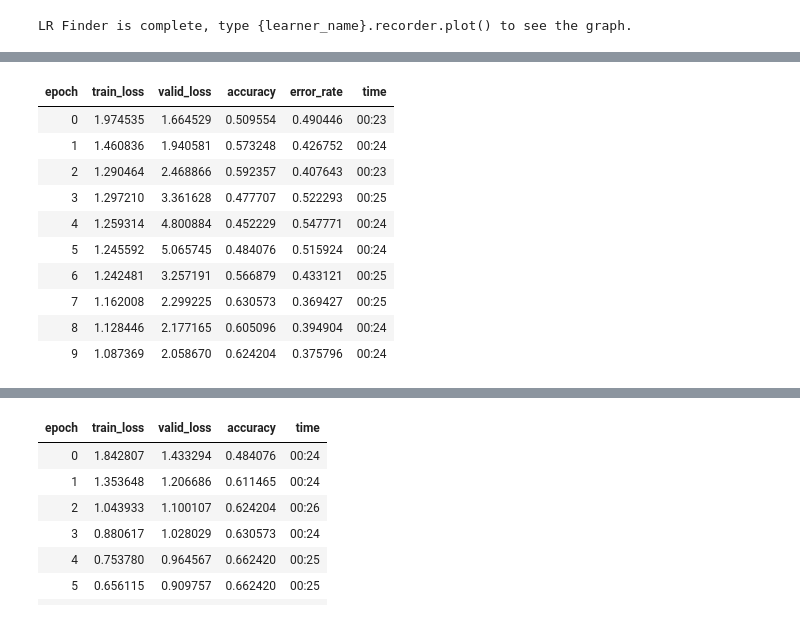
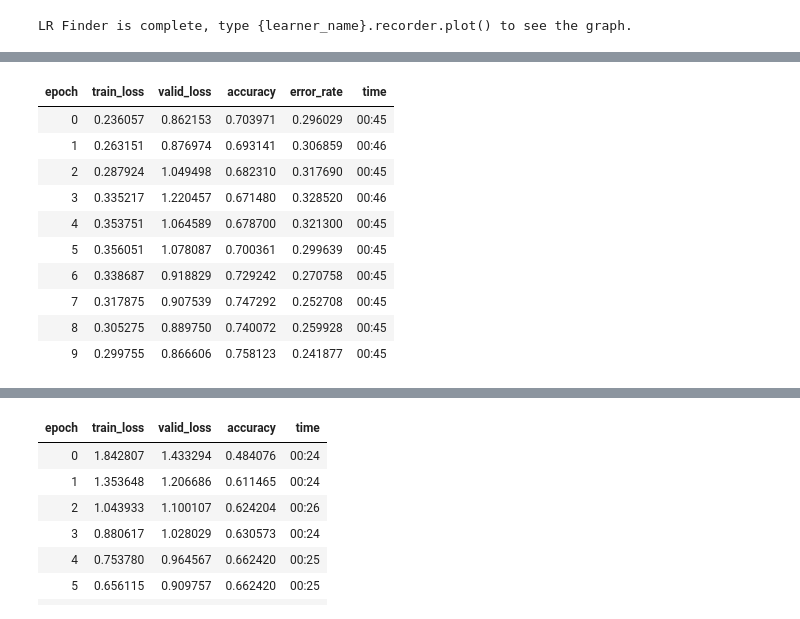
Before and after one commit to beatboxerish/fastai_projects, a Jupyter notebook: Chaat.ipynb, the cells around one changed output, grey strips where cells are left out. Cells and saved outputs as stored; diff of their text form; code cells hidden in the pictures.

```diff
--- a/Chaat.ipynb
+++ b/Chaat.ipynb
@@ -149,16 +187,14 @@ learn.recorder.plot()
-# %%
-learn = cnn_learner(data, models.resnet34, metrics = [accuracy, error_rate])
 # %%
-learn.fit_one_cycle(10, max_lr = slice(2e-03,8e-02))
+learn.fit_one_cycle(10, max_lr = slice(1e-04,1e-02))
 # %% [output]
 | epoch | train_loss | valid_loss | accuracy | error_rate | time |
-| 0 | 1.974535 | 1.664529 | 0.509554 | 0.490446 | 00:23 |
-| 1 | 1.460836 | 1.940581 | 0.573248 | 0.426752 | 00:24 |
-| 2 | 1.290464 | 2.468866 | 0.592357 | 0.407643 | 00:23 |
-| 3 | 1.297210 | 3.361628 | 0.477707 | 0.522293 | 00:25 |
-| 4 | 1.259314 | 4.800884 | 0.452229 | 0.547771 | 00:24 |
-| 5 | 1.245592 | 5.065745 | 0.484076 | 0.515924 | 00:24 |
-| 6 | 1.242481 | 3.257191 | 0.566879 | 0.433121 | 00:25 |
-| 7 | 1.162008 | 2.299225 | 0.630573 | 0.369427 | 00:25 |
-| 8 | 1.128446 | 2.177165 | 0.605096 | 0.394904 | 00:24 |
-| 9 | 1.087369 | 2.058670 | 0.624204 | 0.375796 | 00:24 |
+| 0 | 0.236057 | 0.862153 | 0.703971 | 0.296029 | 00:45 |
+| 1 | 0.263151 | 0.876974 | 0.693141 | 0.306859 | 00:46 |
+| 2 | 0.287924 | 1.049498 | 0.682310 | 0.317690 | 00:45 |
+| 3 | 0.335217 | 1.220457 | 0.671480 | 0.328520 | 00:46 |
+| 4 | 0.353751 | 1.064589 | 0.678700 | 0.321300 | 00:45 |
+| 5 | 0.356051 | 1.078087 | 0.700361 | 0.299639 | 00:45 |
+| 6 | 0.338687 | 0.918829 | 0.729242 | 0.270758 | 00:45 |
+| 7 | 0.317875 | 0.907539 | 0.747292 | 0.252708 | 00:45 |
+| 8 | 0.305275 | 0.889750 | 0.740072 | 0.259928 | 00:45 |
+| 9 | 0.299755 | 0.866606 | 0.758123 | 0.241877 | 00:45 |
```
Also changed, not shown: parts of 16 cells of this notebook.
